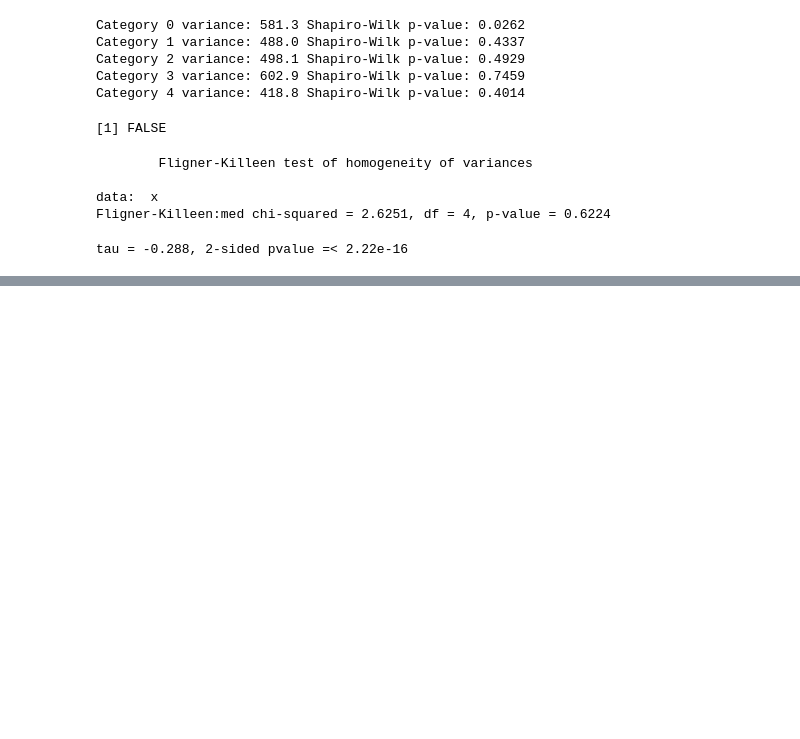
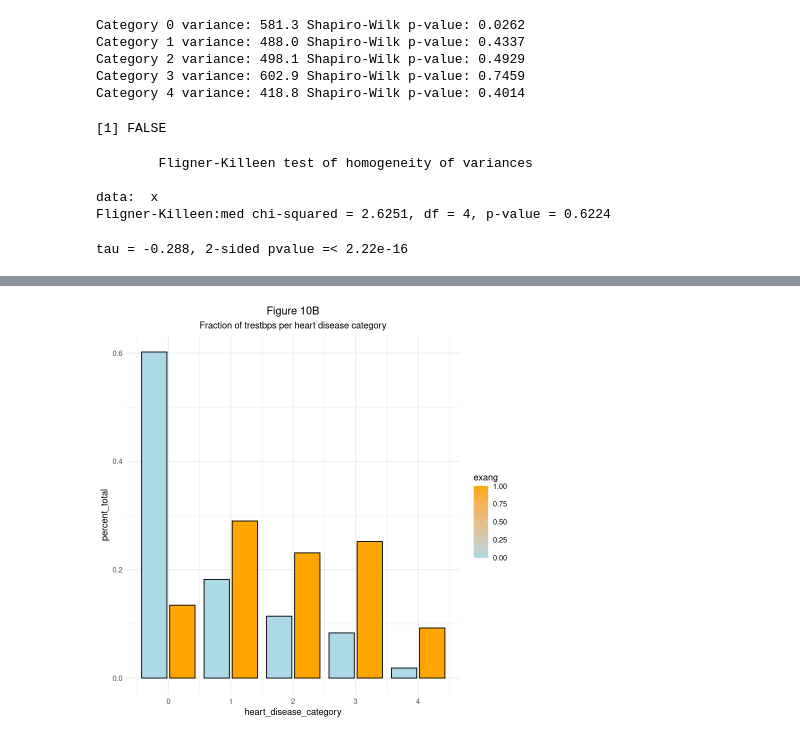
Before and after one commit to jerradmgenson/qdaim-proto, a Jupyter notebook: src/notebooks/dataset_analysis.ipynb, the cells around one changed output, grey strips where cells are left out. Saved outputs shown, nothing was run; the diff lists cells and outputs as text; code cells hidden in the pictures; blank space fills up the shorter version.

```diff
--- a/src/notebooks/dataset_analysis.ipynb
+++ b/src/notebooks/dataset_analysis.ipynb
@@ -979,0 +987,9 @@ tau = -0.288, 2-sided pvalue =< 2.22e-16
+# %%
+# Bar graph of heart disease categories grouped by exang (exercise-induced angina).
+#
+# The bar graph shows a clear correlation between exercise-induced angina and
+# heart disease category.
+categories_by_exang <- group_by_attribute(heart_disease_data, 'exang', c(0, 1))
+ggplot(categories_by_exang, aes(fill=exang, y=percent_total, x=heart_disease_category)) + ggtitle(label='Figure 10B', subtitle='Fraction of trestbps per heart disease category') + geom_bar(position=position_dodge2(), stat='identity', color='black') + theme_minimal() + scale_fill_gradient(low='lightblue', high='orange') + theme(plot.title = element_text(hjust = 0.5), plot.subtitle = element_text(hjust = 0.5))
+# %% [output]
+[figure, added]
```
Also changed, not shown: parts of 2 cells of this notebook.
